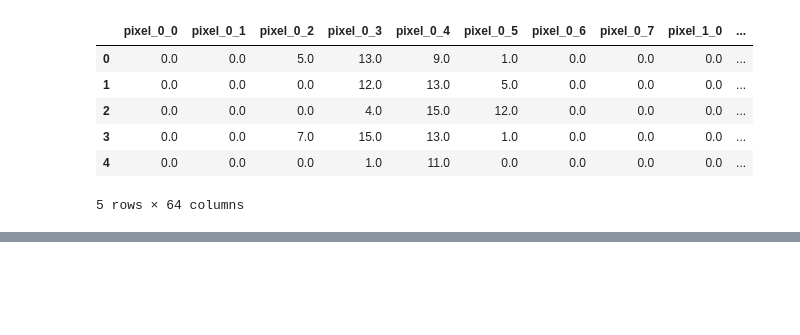
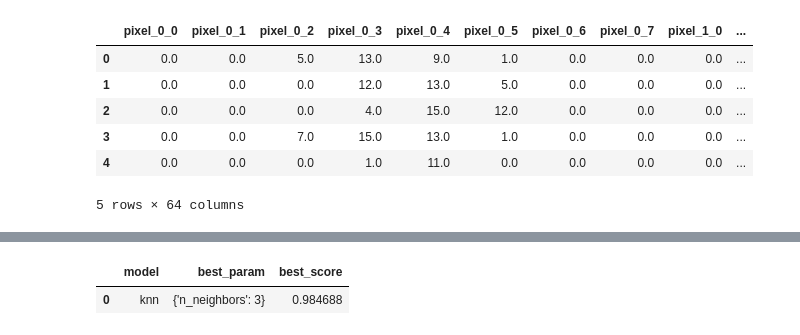
Before and after one commit to Aifedayo/data-science-maths, a Jupyter notebook: Projects/knn-with-load-digits.ipynb, the cells around one changed output, grey strips where cells are left out. Drawn from its saved outputs; the diff is of its cells as text; code cells hidden in the pictures; blank space fills up the shorter version.

```diff
--- a/Projects/knn-with-load-digits.ipynb
+++ b/Projects/knn-with-load-digits.ipynb
@@ -30,3 +30,6 @@ df.head()
 | 3 | 0.0 | 0.0 | 7.0 | 15.0 | 13.0 | 1.0 | 0.0 | 0.0 | 0.0 | ... |
 | 4 | 0.0 | 0.0 | 0.0 | 1.0 | 11.0 | 0.0 | 0.0 | 0.0 | 0.0 | ... |
 5 rows × 64 columns
+# %%
+X = digits.data
+y = digits.target
@@ -58,0 +64,6 @@ scores
+# %%
+df_scores = pd.DataFrame(scores, columns=['model', 'best_param', 'best_score'])
+df_scores
+# %% [output]
+|  | model | best_param | best_score |
+| 0 | knn | {'n_neighbors': 3} | 0.984688 |
```
Also changed, not shown: parts of 7 cells of this notebook.
